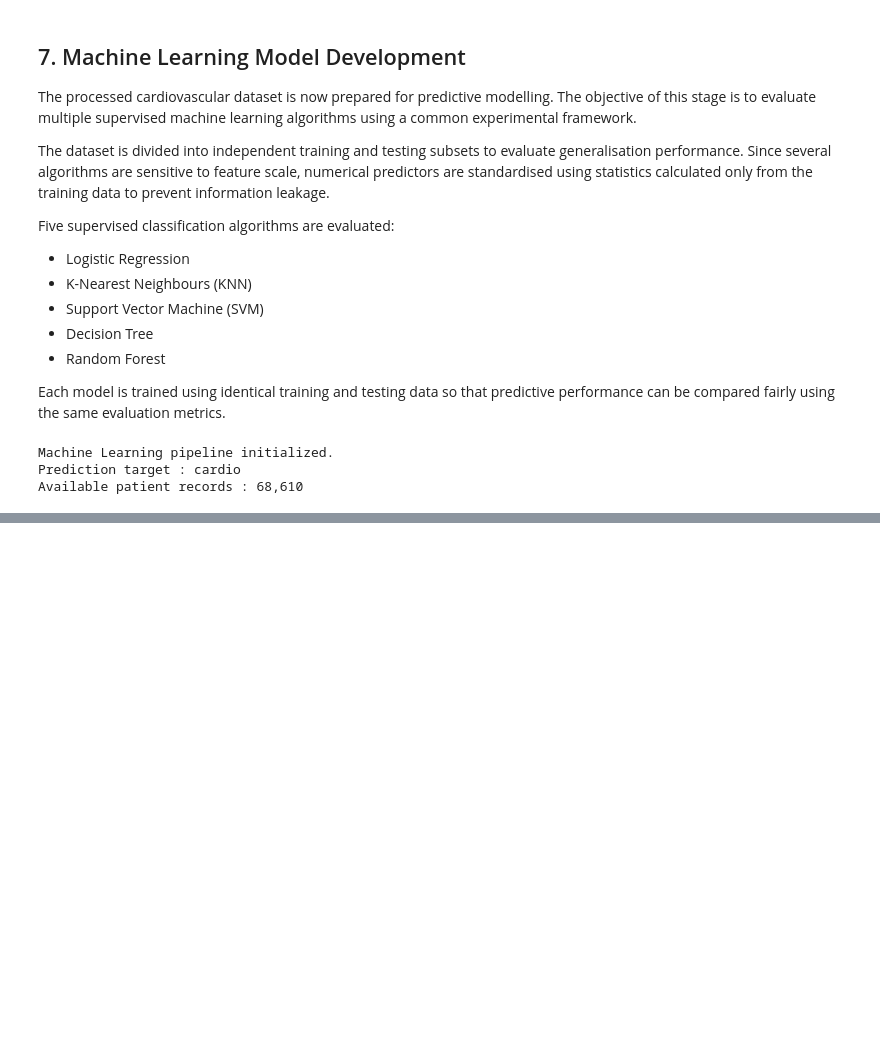
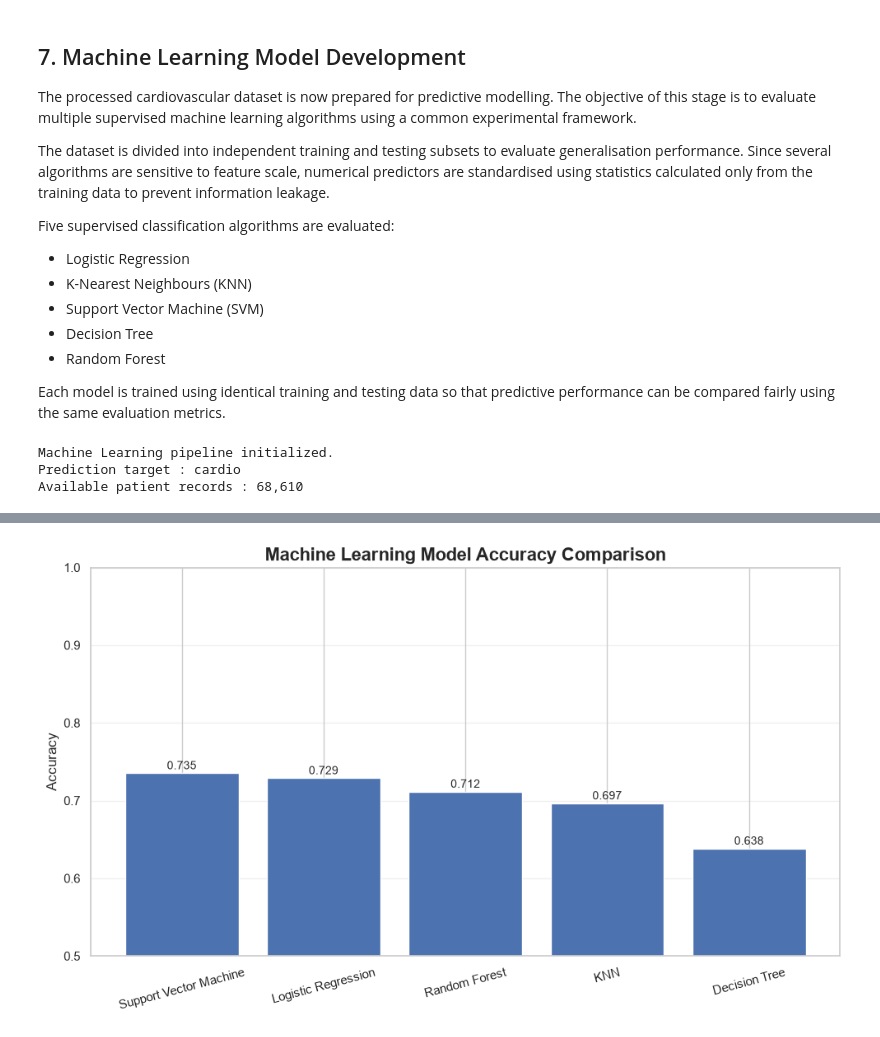
Before and after one commit to ManisshK/cardiovascular-disease-prediction, a Jupyter notebook: Cardiovascular_Disease_Prediction.ipynb, the cells around one changed output, grey strips where cells are left out. Drawn from its saved outputs; the diff is of its cells as text; code cells hidden in the pictures; blank space fills up the shorter version.

Commit message:
Complete data preprocessing, EDA, correlation analysis, and machine learning model development

```diff
--- a/Cardiovascular_Disease_Prediction.ipynb
+++ b/Cardiovascular_Disease_Prediction.ipynb
@@ -1754,0 +2068,49 @@ Available patient records : 68,610
+# %%
+# ---------------------------------------------------------
+# MODEL PERFORMANCE VISUALIZATION
+# ---------------------------------------------------------
+
+plt.figure(figsize=(10,6))
+
+bars = plt.bar(
+    results_df["Model"],
+    results_df["Accuracy"]
+)
+
+plt.title(
+    "Machine Learning Model Accuracy Comparison",
+    fontsize=16,
+    weight="bold"
+)
+
+plt.ylabel("Accuracy")
+
+plt.ylim(0.5,1)
+
+plt.grid(axis="y", alpha=0.3)
+
+for bar in bars:
+
+    height = bar.get_height()
+
+    plt.text(
+
+        bar.get_x() + bar.get_width()/2,
+
+        height + 0.005,
+
+        f"{height:.3f}",
+
+        ha="center",
+
+        fontsize=10
+
+    )
+
+plt.xticks(rotation=15)
+
+plt.tight_layout()
+
+plt.show()
+# %% [output]
+[figure, added]
```
Also changed, not shown: parts of 8 cells of this notebook.
